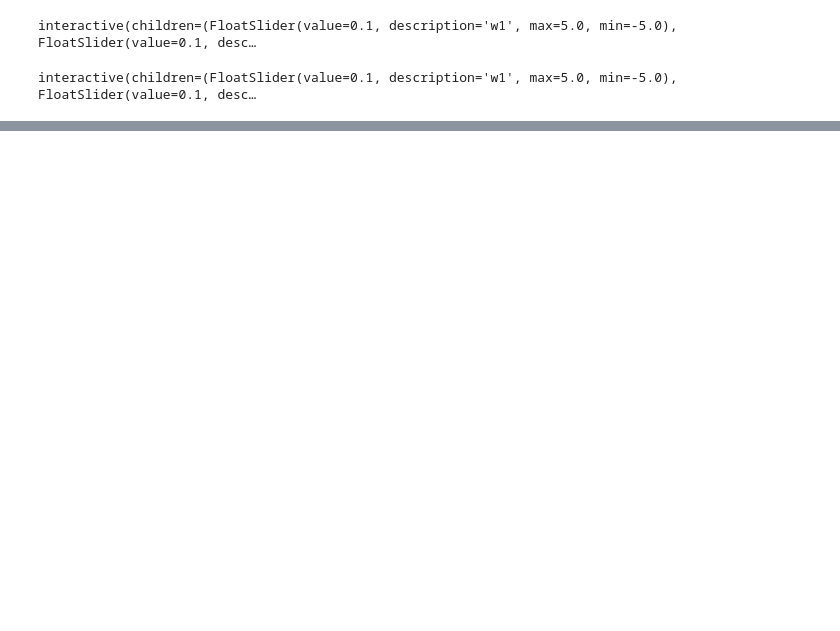
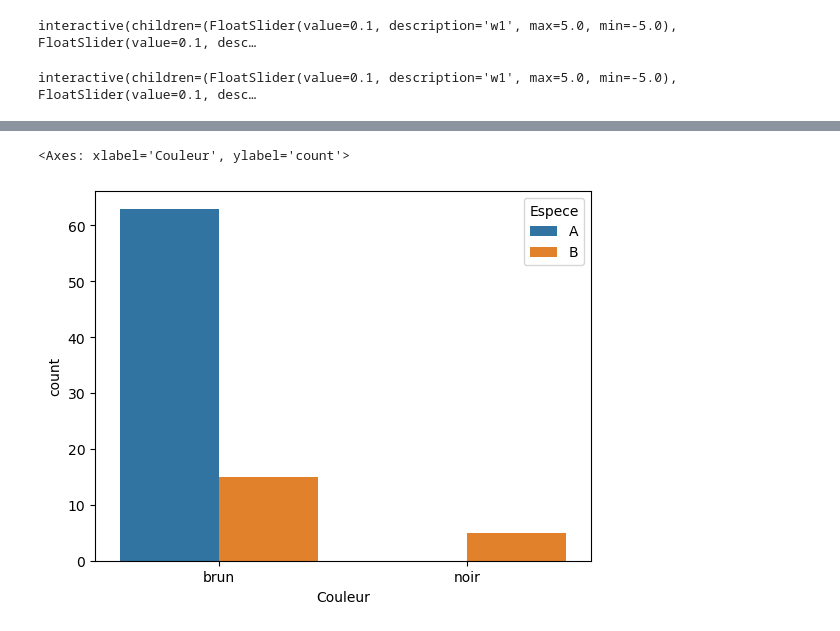
Before and after one commit to nTrouvain/ENSC-ML-course, a Jupyter notebook: notebooks/01-Artifical_neurons.ipynb, the cells around one changed output, grey strips where cells are left out. Drawn from its saved outputs; the diff is of its cells as text; code cells hidden in the pictures; blank space fills up the shorter version.

```diff
--- a/notebooks/01-Artifical_neurons.ipynb
+++ b/notebooks/01-Artifical_neurons.ipynb
@@ -58,0 +141,5 @@ interactive(children=(FloatSlider(value=0.1, description='w1', max=5.0, min=-5.0
+# %%
+sns.countplot(bears, x="Couleur", hue="Espece")
+# %% [output]
+<Axes: xlabel='Couleur', ylabel='count'>
+[figure, added]
```
Also changed, not shown: parts of 25 cells of this notebook, 2 other files.
